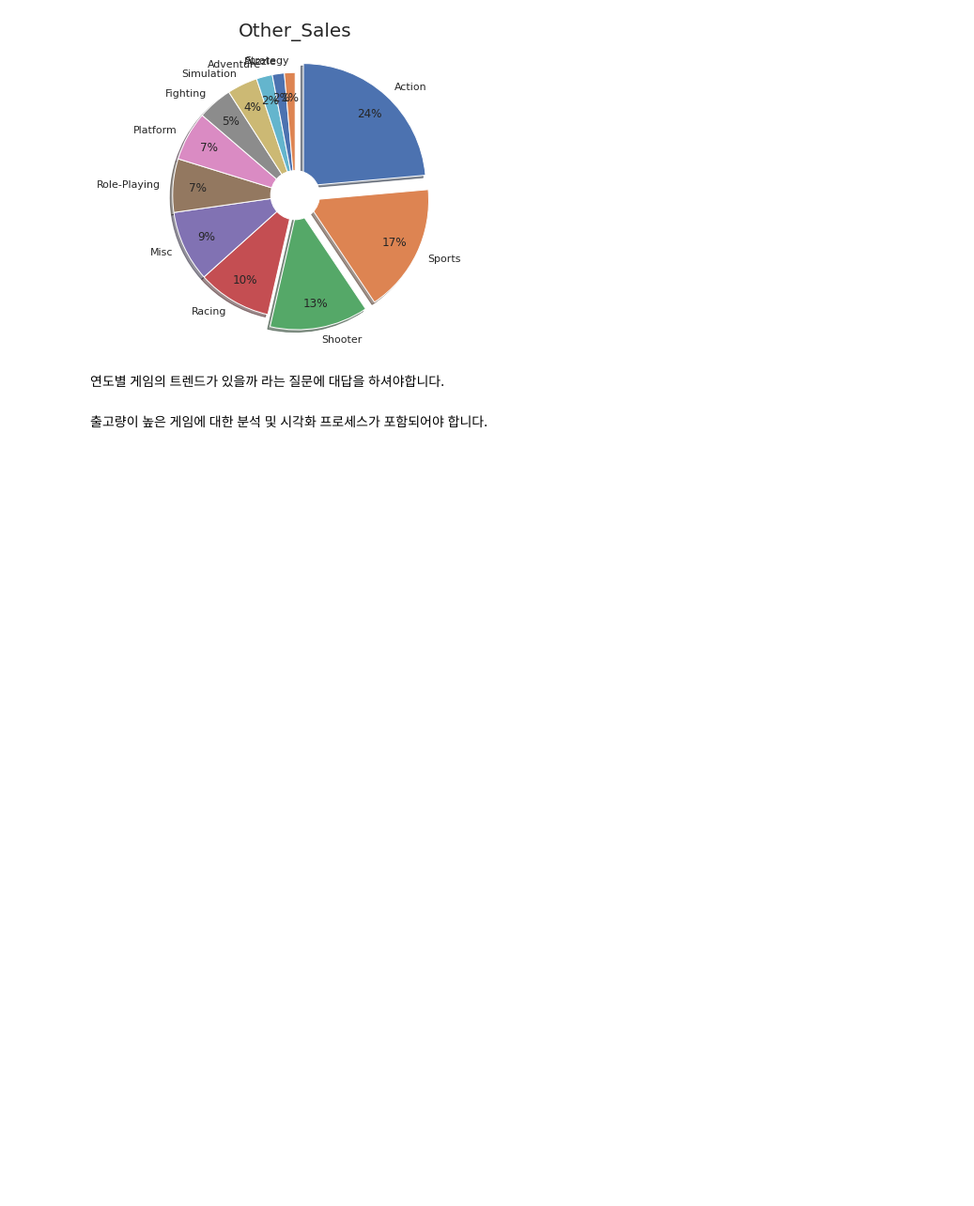
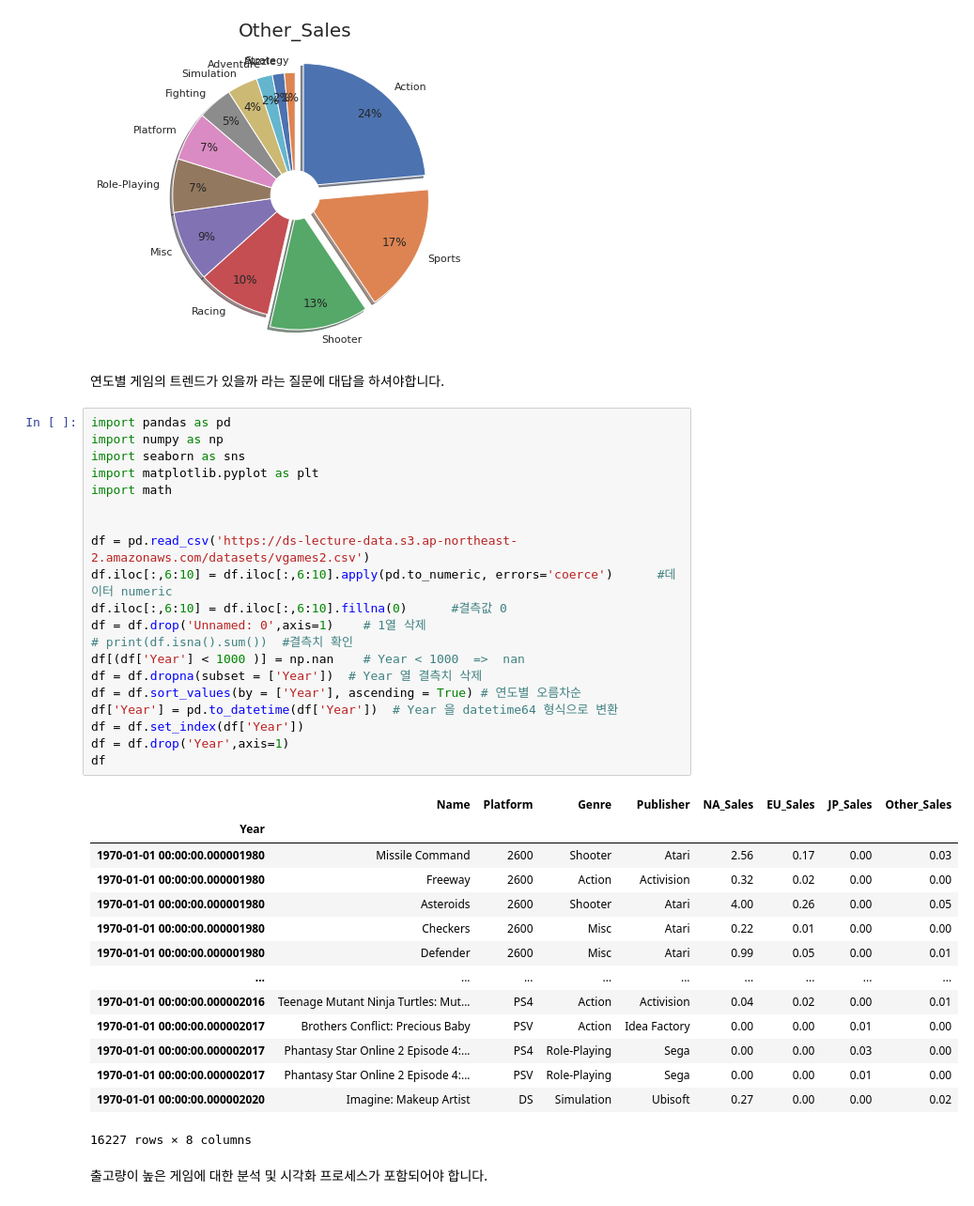
Before and after one commit to URAM-KOR/vgames2, a Jupyter notebook: AI_05_김우람.ipynb, the cells around one changed output. Shown at 94% size. Cells and saved outputs as stored; diff of their text form; blank space fills up the shorter version.

```diff
--- a/AI_05_김우람.ipynb
+++ b/AI_05_김우람.ipynb
@@ -104,5 +104,40 @@ Strategy         67.65     45.20     48.42        11.05
 [figure]
 # %% [markdown]
 연도별 게임의 트렌드가 있을까 라는 질문에 대답을 하셔야합니다.
+# %%
+import pandas as pd
+import numpy as np
+import seaborn as sns
+import matplotlib.pyplot as plt
+import math
+
+
+df = pd.read_csv('https://ds-lecture-data.s3.ap-northeast-2.amazonaws.com/datasets/vgames2.csv')
+df.iloc[:,6:10] = df.iloc[:,6:10].apply(pd.to_numeric, errors='coerce')      #데이터 numeric
+df.iloc[:,6:10] = df.iloc[:,6:10].fillna(0)      #결측값 0
+df = df.drop('Unnamed: 0',axis=1)    # 1열 삭제
+# print(df.isna().sum())  #결측치 확인
+df[(df['Year'] < 1000 )] = np.nan    # Year < 1000  =>  nan
+df = df.dropna(subset = ['Year'])  # Year 열 결측치 삭제
+df = df.sort_values(by = ['Year'], ascending = True) # 연도별 오름차순
+df['Year'] = pd.to_datetime(df['Year'])  # Year 을 datetime64 형식으로 변환
+df = df.set_index(df['Year'])
+df = df.drop('Year',axis=1)
+df
+# %% [output]
+|  | Name | Platform | Genre | Publisher | NA_Sales | EU_Sales | JP_Sales | Other_Sales |
+| Year |  |  |  |  |  |  |  |  |
+| 1970-01-01 00:00:00.000001980 | Missile Command | 2600 | Shooter | Atari | 2.56 | 0.17 | 0.00 | 0.03 |
+| 1970-01-01 00:00:00.000001980 | Freeway | 2600 | Action | Activision | 0.32 | 0.02 | 0.00 | 0.00 |
+| 1970-01-01 00:00:00.000001980 | Asteroids | 2600 | Shooter | Atari | 4.00 | 0.26 | 0.00 | 0.05 |
+| 1970-01-01 00:00:00.000001980 | Checkers | 2600 | Misc | Atari | 0.22 | 0.01 | 0.00 | 0.00 |
+| 1970-01-01 00:00:00.000001980 | Defender | 2600 | Misc | Atari | 0.99 | 0.05 | 0.00 | 0.01 |
+| ... | ... | ... | ... | ... | ... | ... | ... | ... |
+| 1970-01-01 00:00:00.000002016 | Teenage Mutant Ninja Turtles: Mut... | PS4 | Action | Activision | 0.04 | 0.02 | 0.00 | 0.01 |
+| 1970-01-01 00:00:00.000002017 | Brothers Conflict: Precious Baby | PSV | Action | Idea Factory | 0.00 | 0.00 | 0.01 | 0.00 |
+| 1970-01-01 00:00:00.000002017 | Phantasy Star Online 2 Episode 4:... | PS4 | Role-Playing | Sega | 0.00 | 0.00 | 0.03 | 0.00 |
+| 1970-01-01 00:00:00.000002017 | Phantasy Star Online 2 Episode 4:... | PSV | Role-Playing | Sega | 0.00 | 0.00 | 0.01 | 0.00 |
+| 1970-01-01 00:00:00.000002020 | Imagine: Makeup Artist | DS | Simulation | Ubisoft | 0.27 | 0.00 | 0.00 | 0.02 |
+16227 rows × 8 columns
 # %% [markdown]
 출고량이 높은 게임에 대한 분석 및 시각화 프로세스가 포함되어야 합니다.
```
